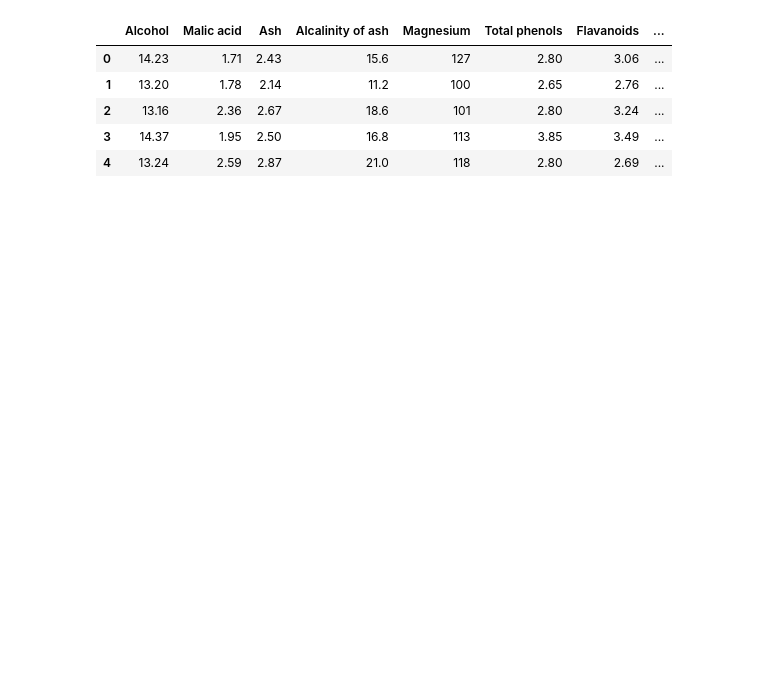
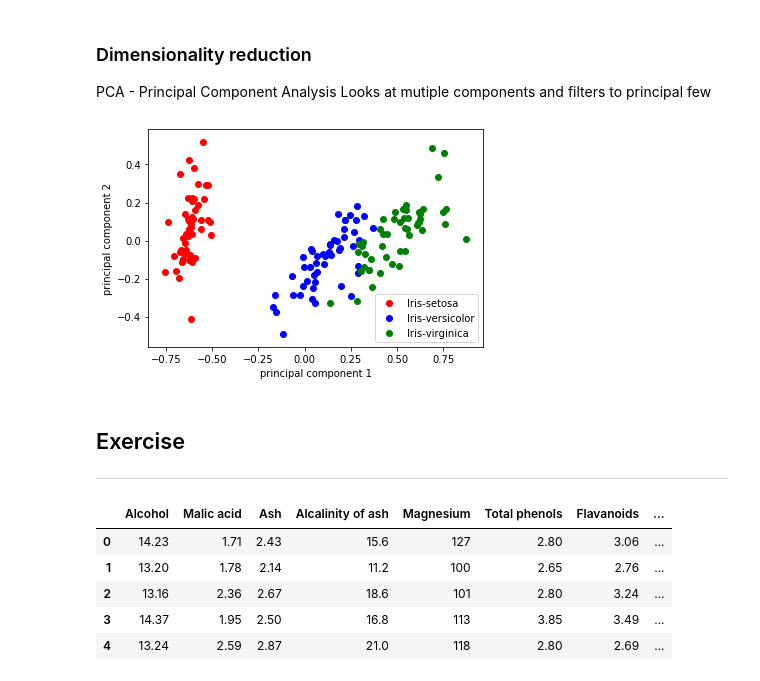
Before and after one commit to ryant4333/3803-BigData, a Jupyter notebook: Lab02/Dimensionality Reduction.ipynb, the cells around one changed output. Saved outputs shown, nothing was run; the diff lists cells and outputs as text; code cells hidden in the pictures; blank space fills up the shorter version.

Commit message:
Work on Lab2 Dimensionality reduction

```diff
--- a/Lab02/Dimensionality Reduction.ipynb
+++ b/Lab02/Dimensionality Reduction.ipynb
@@ -5,0 +48,4 @@ from sklearn.decomposition import PCA as sklearnPCA
+# %%
+pca = sklearnPCA(n_components=2)
+transformed = pd.DataFrame(pca.fit_transform(x_norm))
+transformed.head()
@@ -6,3 +59,22 @@ from sklearn.decomposition import PCA as sklearnPCA
+# %% [markdown]
+### Dimensionality reduction
+PCA - Principal Component Analysis
+Looks at mutiple components and filters to principal few
+# %%
+plt.scatter(transformed[y=='Iris-setosa'].iloc[:,0], transformed[y=='Iris-setosa'].iloc[:,1], label='Iris-setosa', c='red')
+plt.scatter(transformed[y=='Iris-versicolor'].iloc[:,0], transformed[y=='Iris-versicolor'].iloc[:,1], label='Iris-versicolor', c='blue')
+plt.scatter(transformed[y=='Iris-virginica'].iloc[:,0], transformed[y=='Iris-virginica'].iloc[:,1], label='Iris-virginica', c='green')
+
+plt.legend()
+plt.xlabel('principal component 1')
+plt.ylabel('principal component 2')
+
+plt.show()
+# %% [output]
+[figure, added]
+# %% [markdown]
+## Exercise
+------
 # %%
 df = pd.read_csv('wine.data.csv')
 Label = df['Label']
```
Also changed, not shown: parts of 11 cells of this notebook.
